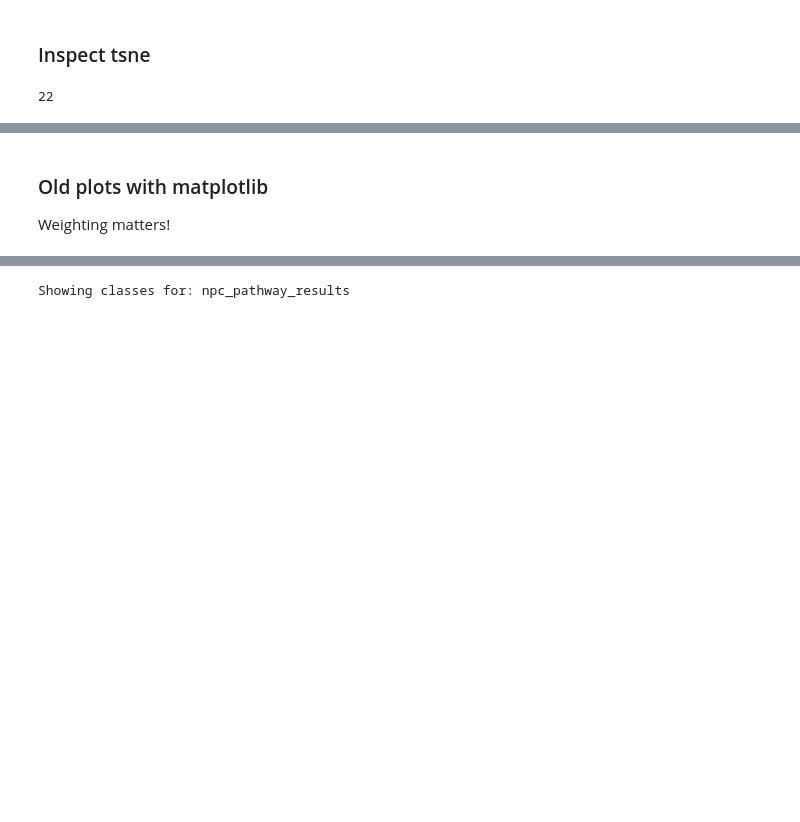
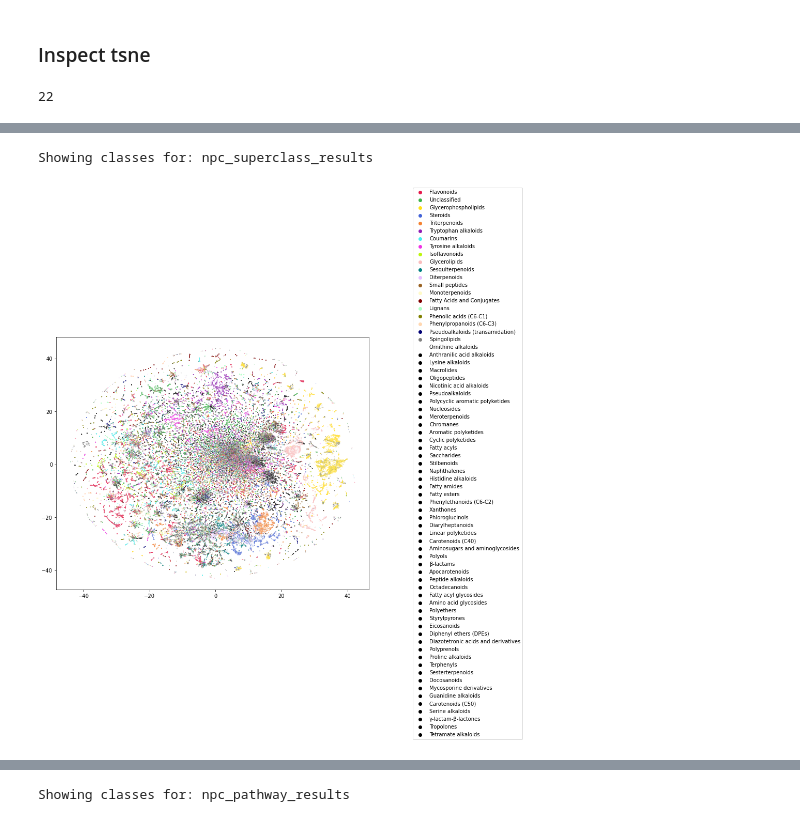
Before and after one commit to louwenjjr/ms2_mass_differences, a Jupyter notebook: notebooks/1d-Prepare_visualisation_data.ipynb, the cells around one changed output, grey strips where cells are left out. Cells and saved outputs as stored; diff of their text form; code cells hidden in the pictures; blank space fills up the shorter version.

```diff
--- a/notebooks/1d-Prepare_visualisation_data.ipynb
+++ b/notebooks/1d-Prepare_visualisation_data.ipynb
@@ -263,17 +281,23 @@ Counter(chosen_classes).most_common()
-# %%
-import seaborn as sns
-plt.figure(figsize=(15,9))
-plot = sns.scatterplot(
-    x="tsne-2d-one", y="tsne-2d-two",
-    hue=chosen_classes,
-    palette=tSNE_palette,
-    data=tsne_2d_res, legend="full", alpha=0.3, s=2) #adjust dot size
-
-box = plot.get_position()
-plot.set_position([box.x0, box.y0, box.width * 0.85, box.height]) # resize position
-
-# Put a legend to the right side
-plot.legend(loc='center right', bbox_to_anchor=(1.50, 0.5), ncol=1)
-# %% [markdown]
-### Old plots with matplotlib
-Weighting matters!
+# %%
+from collections import OrderedDict
+print("Showing classes for:", new_header[i_chosen])
+plt.figure(figsize=(15,9))
+ax = sns.scatterplot(
+    x=tsne_2d_w_res[:,0], y=tsne_2d_w_res[:,1],
+    hue=chosen_classes,
+    palette=colour_dict,
+    legend="full", alpha=0.4, s=2) #adjust dot size
+
+box = plot.get_position()
+ax.set_position([box.x0, box.y0, box.width * 0.85, box.height]) # resize position
+
+# Put a legend to the right side
+handles, labels = ax.get_legend_handles_labels()
+by_label_unsorted = dict(zip(labels, handles))
+by_label = OrderedDict([(lab,by_label_unsorted[lab]) for lab, count in Counter(chosen_classes).most_common()])
+ax.legend(by_label.values(), by_label.keys(), loc='center right', bbox_to_anchor=(1.5, 0.5), ncol=1)
+# ax.legend()
+plt.show()
+# %% [output]
+Showing classes for: npc_superclass_results
+[figure, added]
```
Also changed, not shown: parts of 30 cells of this notebook.
